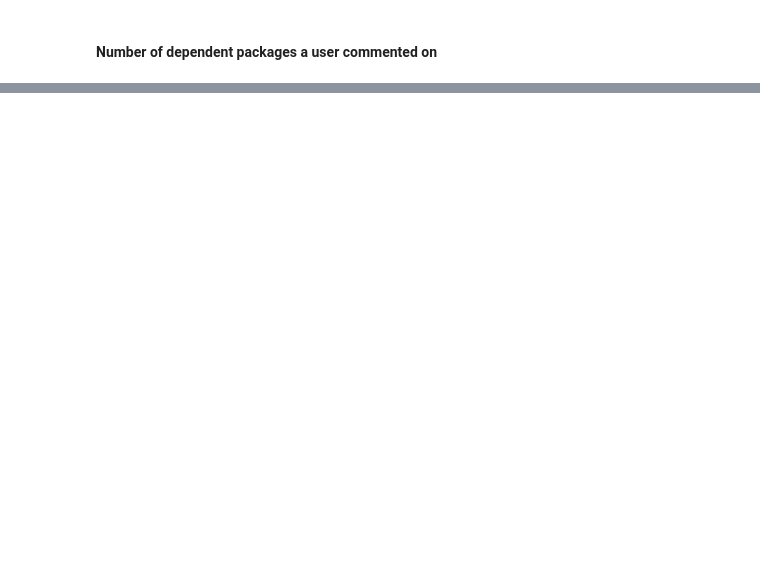
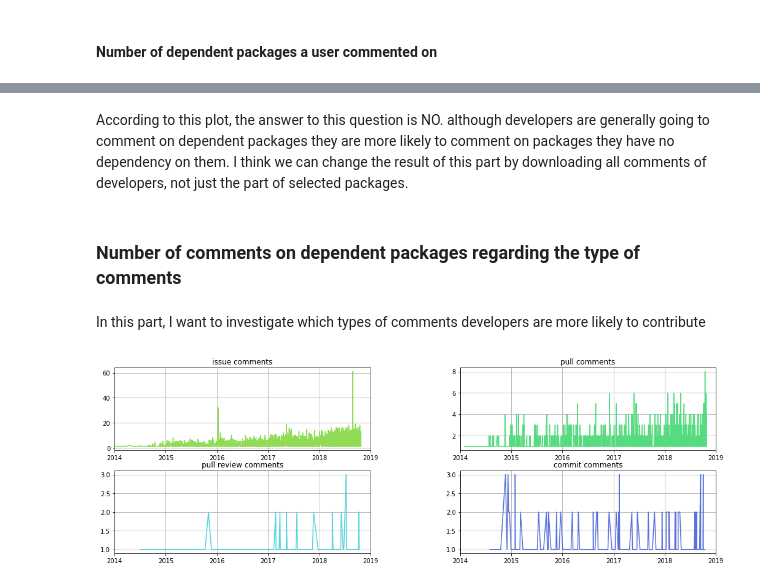
Before and after one commit to MehdiGol/PackagesDependencies-Contributors-Relationship, a Jupyter notebook: notebooks/Question 1.ipynb, the cells around one changed output, grey strips where cells are left out. Cells and saved outputs as stored; diff of their text form; code cells hidden in the pictures; blank space fills up the shorter version.

Commit message:
New changes to review

```diff
--- a/notebooks/Question 1.ipynb
+++ b/notebooks/Question 1.ipynb
@@ -153,0 +169,33 @@ ax.legend(df_plot.author_assoc.unique())
+# %% [markdown]
+According to this plot, the answer to this question is NO. although developers are generally going to comment on dependent packages they are more likely to comment on packages they have no dependency on them. I think we can change the result of this part by downloading all comments of developers, not just the part of selected packages.
+# %% [markdown]
+### Number of comments on dependent packages regarding the type of comments
+# %% [markdown]
+In this part, I want to investigate which types of comments developers are more likely to contribute
+# %%
+df_plot = (
+    df_tmp2
+    .assign(commented = lambda x:  x['rela_status'] != 0 )
+    .assign(rel_count=1)
+    .groupby([pandas.Grouper(key='created_at',freq='1D'),'type','commented'])
+    .sum()
+    .reset_index()
+)
+plt.rcParams["figure.figsize"] = (16,5)
+
+dic = {'isu':'issue comments','cmt':'commit comments','pul':'pull comments','prq':'pull review comments'}
+
+plt.figure(1)
+i = 221
+for item in df_plot.type.unique():
+    plt.subplot(i)
+    plt.plot(df_plot[lambda x: x['type'] == item]['created_at'],df_plot[lambda x: x['type'] == item]['rel_count'],color=palet[i-219])
+    plt.xlim(DATE_RANGE)
+    plt.title(dic[item])
+    plt.grid(True)
+    i+=1
+
+plt.subplots_adjust(top=0.92, bottom=0.08, left=0.10, right=0.95, hspace=0.25, wspace=0.35)
+#plt.legend(df_plot.type.unique())
+# %% [output]
+[figure, added]
```
Also changed, not shown: parts of 18 cells of this notebook, 2 other files.
